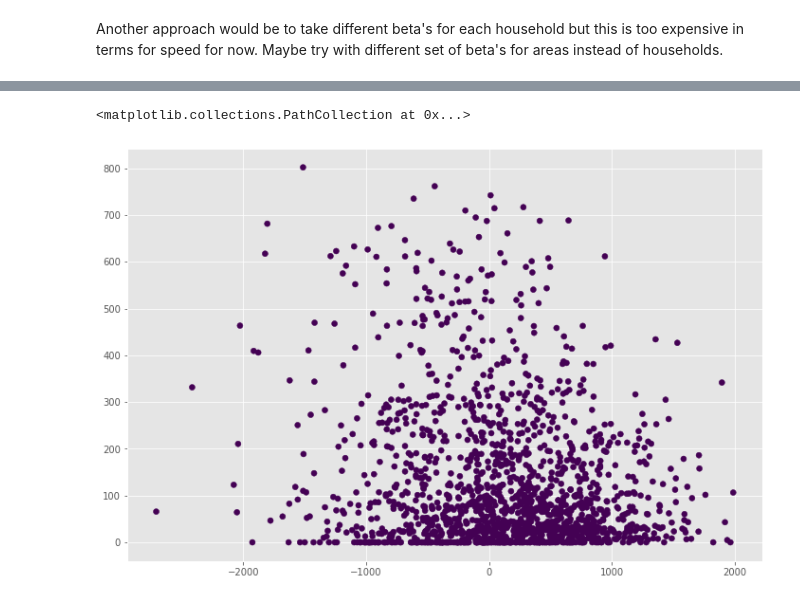
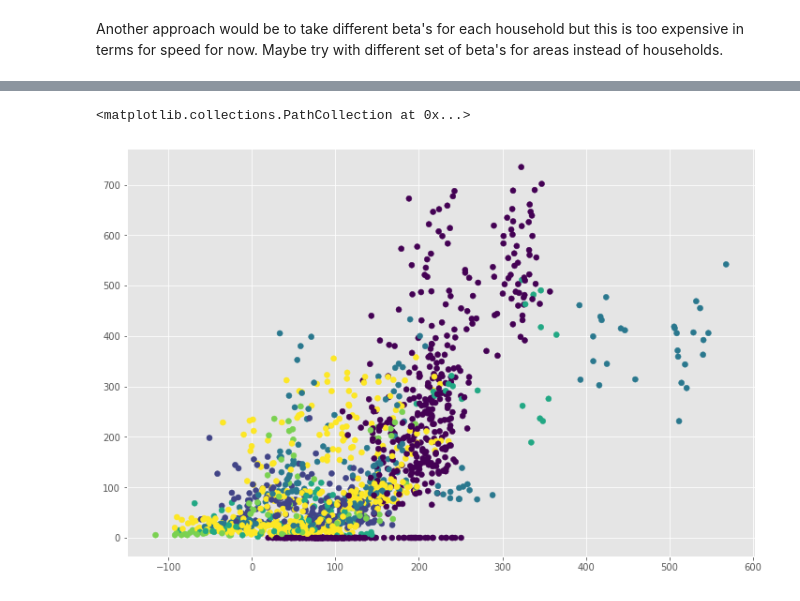
Before and after one commit to jmontalvo94/mbml-energy-predictor, a Jupyter notebook: 3_Scripts/Hierarchical _Model.ipynb, the cells around one changed output, grey strips where cells are left out. Drawn from its saved outputs; the diff is of its cells as text; code cells hidden in the pictures.

Commit message:
Update Hierarchical Model

```diff
--- a/3_Scripts/Hierarchical _Model.ipynb
+++ b/3_Scripts/Hierarchical _Model.ipynb
@@ -199,29 +288,29 @@ def hierarchical_model(X, ind, n_households, site, n_sites, obs=None):
 # %% [markdown]
 Another approach would be to take different beta's for each household but this is too expensive in terms for speed for now. Maybe try with different set of beta's for areas instead of households.
 # %%
-n_households = len(df.building_id.unique()) -1 # one cat for each household
-n_areas = len(set(df.site_id)) -1
+n_households = len(df_small.building_id.unique()) # one cat for each household
+n_areas = len(set(df_small.site_id))
 # %%
 # Define guide function
-guide = AutoDiagonalNormal(hierarchical_model)
+guide = AutoMultivariateNormal(hierarchical_model)
 
 # Reset parameter values
 pyro.clear_param_store()
 
 # Define the number of optimization steps
-n_steps = 10000
+n_steps = 20000
 
 # Setup the optimizer
 adam_params = {"lr": 0.001} # learning rate (lr) of optimizer
 optimizer = ClippedAdam(adam_params)
 
 # Setup the inference algorithm
-elbo = Trace_ELBO(num_particles=1)
+elbo = Trace_ELBO(num_particles=4)
 svi = SVI(hierarchical_model, guide, optimizer, loss=elbo)
 
 # Do gradient steps
-for step in range(n_steps):
+for step in tqdm(range(n_steps)):
     elbo = svi.step(X_train_torch, ind_train, n_households, sites_train, n_areas, y_train_torch)
-    if step % 5 == 0:
+    if step % 1000 == 0:
         print("[%d] ELBO: %.1f" % (step, elbo))
 # %% [output]
@@ -293,5 +368,3 @@ for i in range(beta_hat.shape[0]):
 # %%
 # make predictions for test set
-y_hat = alpha_hat[ind_test-1] + np.dot(X_test, beta_hat[sites_test-1,:].T)
+y_hat = alpha_hat[sites_test] + np.dot(X_test, beta_hat.T)
-# %%
-y_hat = y_hat.mean(axis=1)
@@ -310,5 +388,5 @@ R2: 0.000
 # %%
-plt.scatter(preds.flatten(), y_true.flatten(), c=ind_test)
+plt.scatter(preds.flatten(), y_true.flatten(), c=sites_test)
 # %% [output]
 <matplotlib.collections.PathCollection at 0x...>
-[figure, old version]
+[figure, new version]
```
Also changed, not shown: parts of 23 cells of this notebook.
